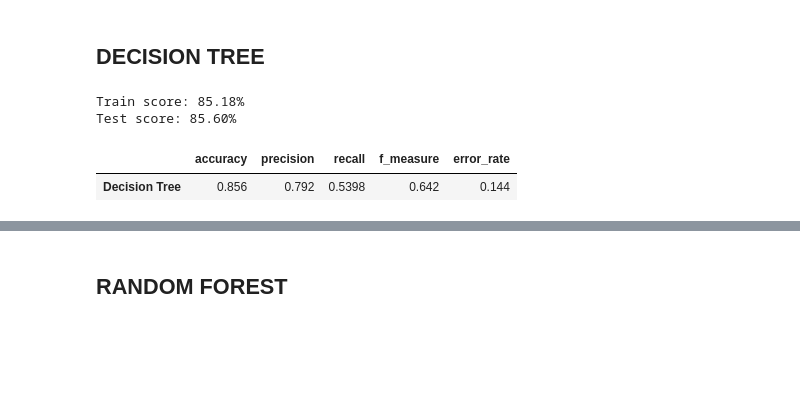
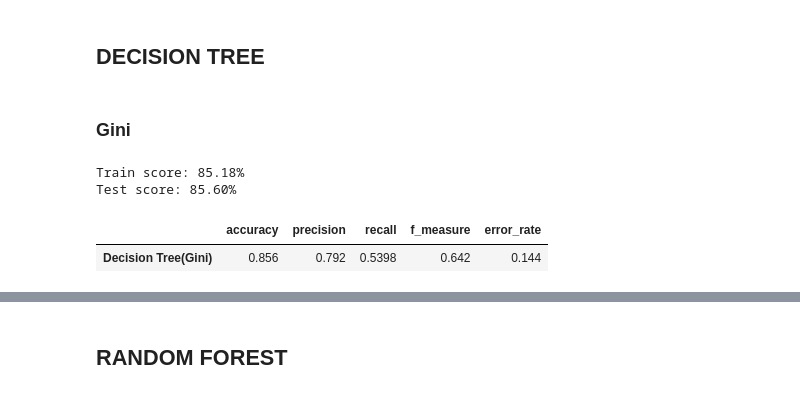
Before and after one commit to adititewari13/Adult-Data_ML, a Jupyter notebook: Adult-Data/income_analysis.ipynb, the cells around one changed output, grey strips where cells are left out. Saved outputs shown, nothing was run; the diff lists cells and outputs as text; code cells hidden in the pictures; blank space fills up the shorter version.

```diff
--- a/Adult-Data/income_analysis.ipynb
+++ b/Adult-Data/income_analysis.ipynb
@@ -472,21 +523,23 @@ def evaluate(actual, pred):
     return model_dict
 # %% [markdown]
 ## DECISION TREE
-# %%
-dt_model = DecisionTreeClassifier(max_depth=5, random_state=42)
-dt_model.fit(x_train, y_train)
-
-dt_train_pred = dt_model.predict(x_train)
-dt_test_pred = dt_model.predict(x_test)
-
-print(f'Train score: {accuracy_score(y_train, dt_train_pred) *100:.2f}%')
-print(f'Test score: {accuracy_score(y_test, dt_test_pred) *100:.2f}%')
-
-dt_eval = evaluate(y_test, dt_test_pred)
-dt_df = round(pd.DataFrame([dt_eval], index = ['Decision Tree']),4)
-display(dt_df)
-# %% [output]
-Train score: 85.18%
-Test score: 85.60%
-|  | accuracy | precision | recall | f_measure | error_rate |
-| Decision Tree | 0.856 | 0.792 | 0.5398 | 0.642 | 0.144 |
+# %% [markdown]
+### Gini
+# %%
+dt_gini_model = DecisionTreeClassifier(criterion='gini',max_depth=5, random_state=42)
+dt_gini_model.fit(x_train, y_train)
+
+dt_gini_train_pred = dt_gini_model.predict(x_train)
+dt_gini_test_pred = dt_gini_model.predict(x_test)
+
+print(f'Train score: {accuracy_score(y_train, dt_gini_train_pred) *100:.2f}%')
+print(f'Test score: {accuracy_score(y_test, dt_gini_test_pred) *100:.2f}%')
+
+dt_gini_eval = evaluate(y_test, dt_gini_test_pred)
+dt_gini_df = round(pd.DataFrame([dt_gini_eval], index = ['Decision Tree(Gini)']),4)
+display(dt_gini_df)
+# %% [output]
+Train score: 85.18%
+Test score: 85.60%
+|  | accuracy | precision | recall | f_measure | error_rate |
+| Decision Tree(Gini) | 0.856 | 0.792 | 0.5398 | 0.642 | 0.144 |
```
Also changed, not shown: parts of 27 cells of this notebook.
